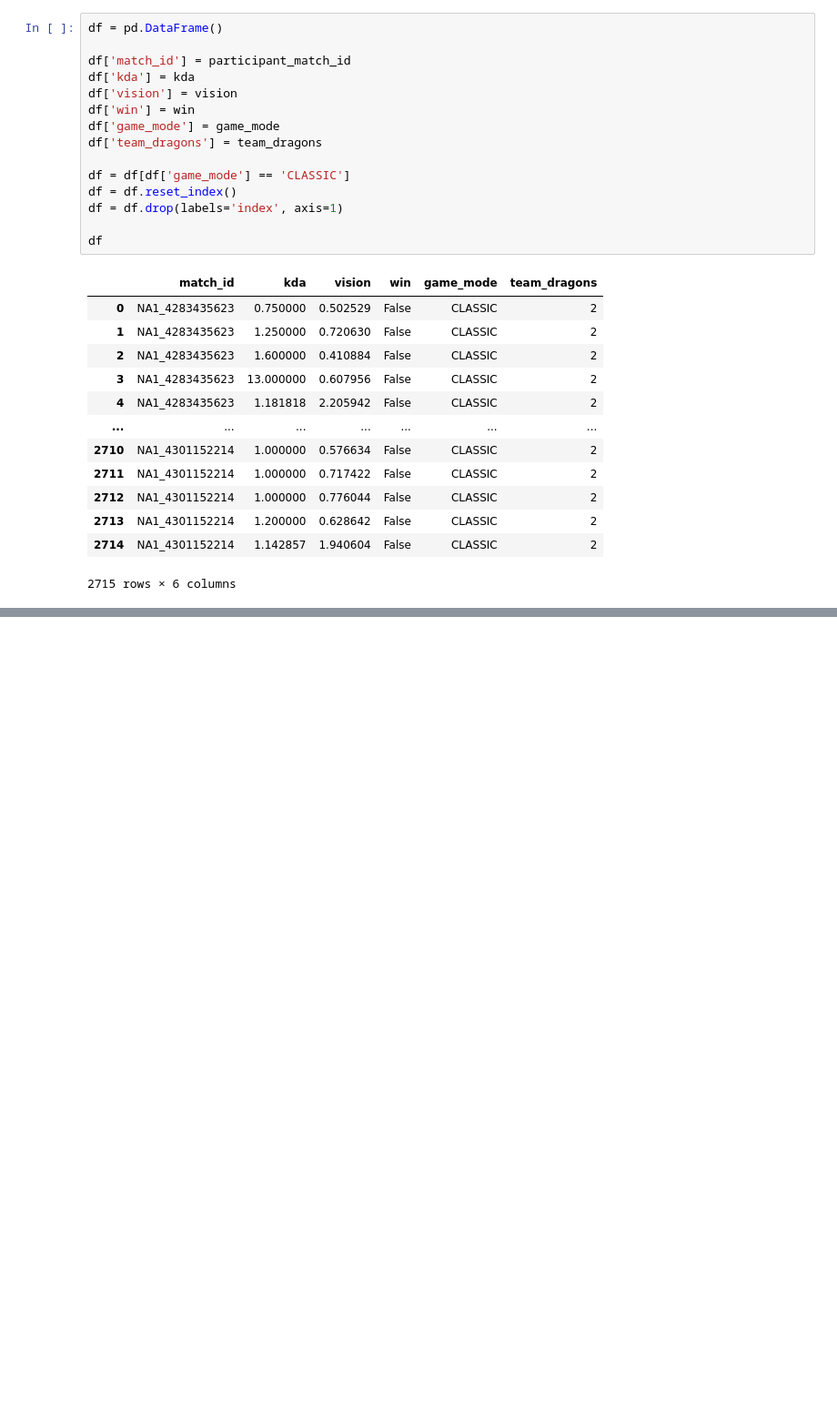
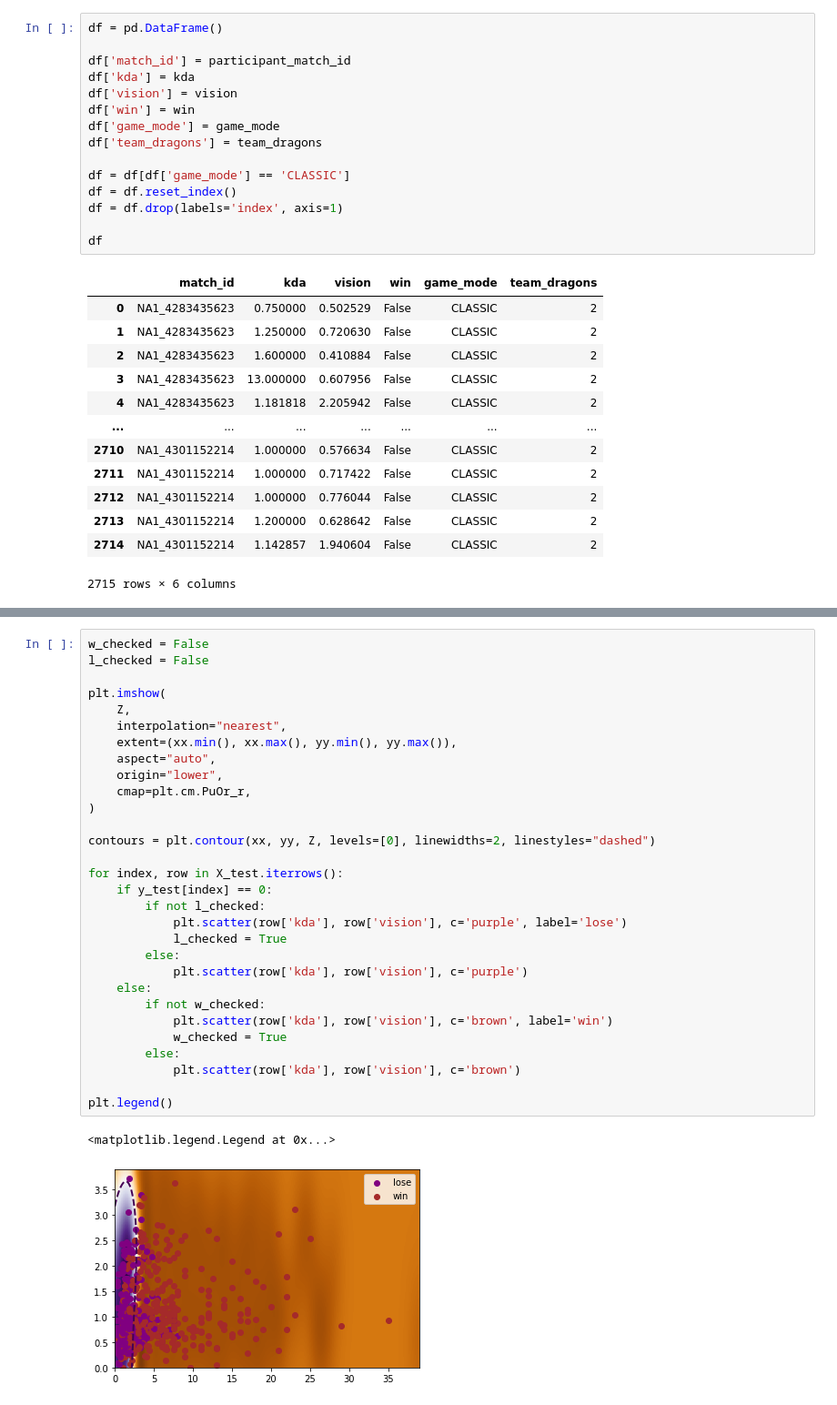
Before and after one commit to dvnmn/320-final-project, a Jupyter notebook: 320_Final_Project.ipynb, the cells around one changed output, grey strips where cells are left out. Shown at 91% size. Drawn from its saved outputs; the diff is of its cells as text; blank space fills up the shorter version.

```diff
--- a/320_Final_Project.ipynb
+++ b/320_Final_Project.ipynb
@@ -233,0 +234,33 @@ plt.show()
+# %%
+w_checked = False
+l_checked = False
+
+plt.imshow(
+    Z,
+    interpolation="nearest",
+    extent=(xx.min(), xx.max(), yy.min(), yy.max()),
+    aspect="auto",
+    origin="lower",
+    cmap=plt.cm.PuOr_r,
+)
+
+contours = plt.contour(xx, yy, Z, levels=[0], linewidths=2, linestyles="dashed")
+
+for index, row in X_test.iterrows():
+    if y_test[index] == 0:
+        if not l_checked:
+            plt.scatter(row['kda'], row['vision'], c='purple', label='lose')
+            l_checked = True
+        else:
+            plt.scatter(row['kda'], row['vision'], c='purple')
+    else:
+        if not w_checked:
+            plt.scatter(row['kda'], row['vision'], c='brown', label='win')
+            w_checked = True
+        else:
+            plt.scatter(row['kda'], row['vision'], c='brown')
+
+plt.legend()
+# %% [output]
+<matplotlib.legend.Legend at 0x...>
+[figure, added]
```
Also changed, not shown: parts of 2 cells of this notebook.
